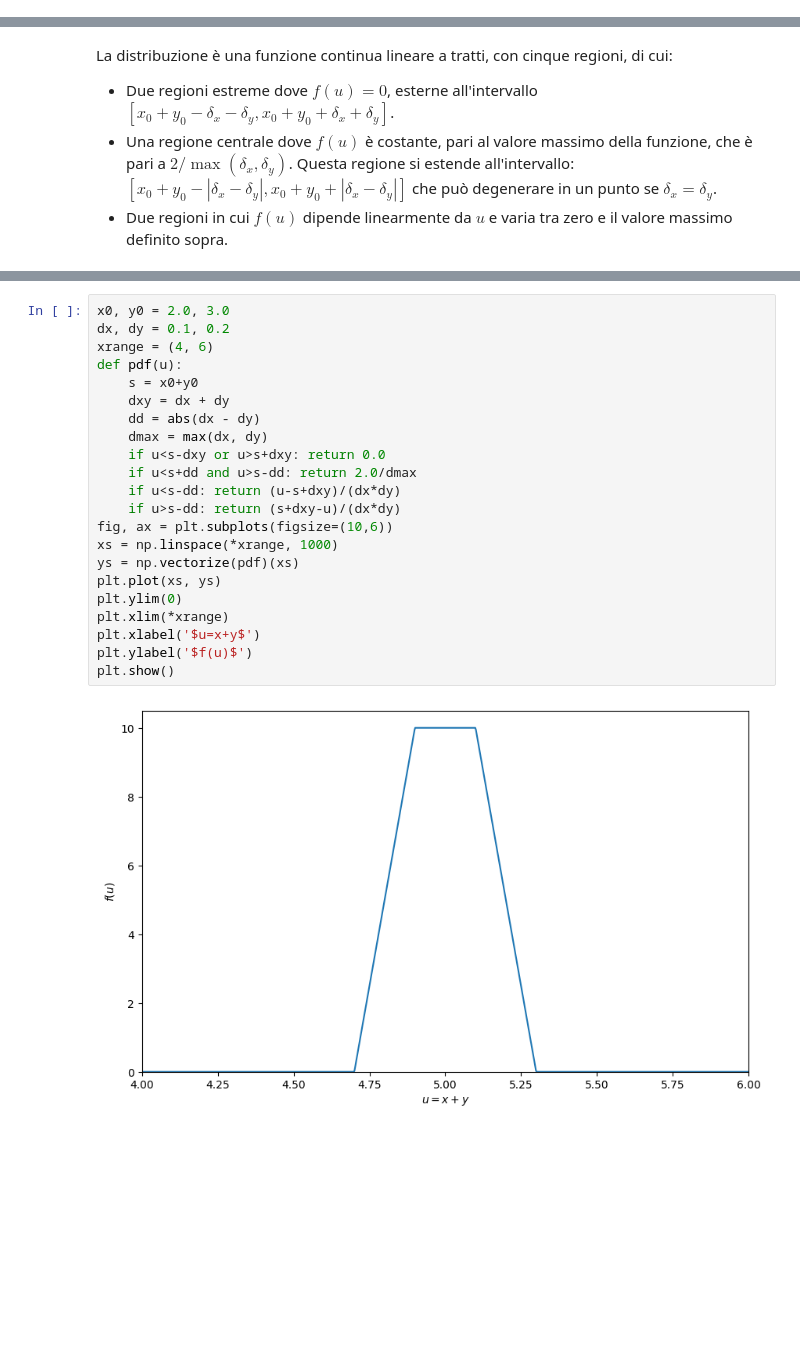
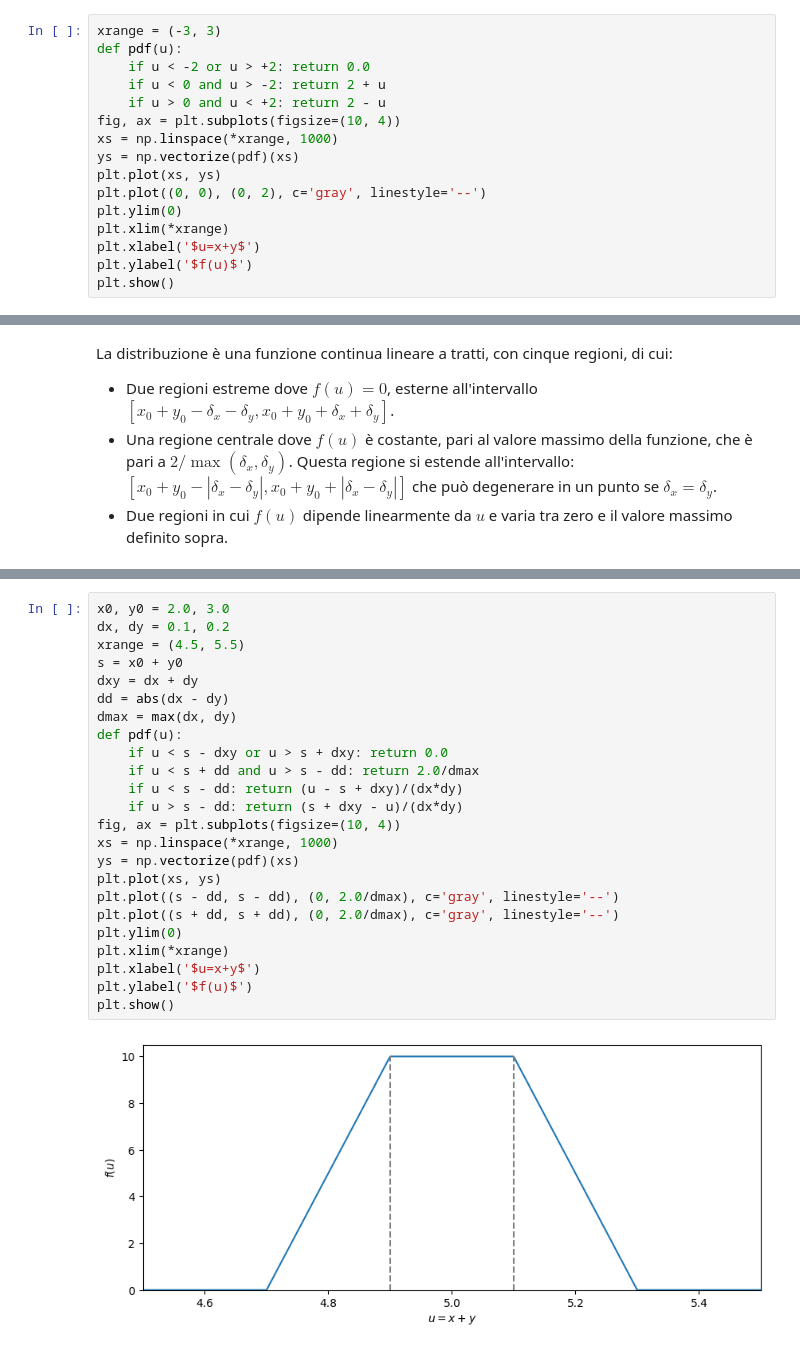
Before and after one commit to lucalista/analisi-dati-2024, a Jupyter notebook: 07.02.00__Trasformazioni_di_variabili.ipynb, the cells around one changed output, grey strips where cells are left out. Cells and saved outputs as stored; diff of their text form; blank space fills up the shorter version.

```diff
--- a/07.02.00__Trasformazioni_di_variabili.ipynb
+++ b/07.02.00__Trasformazioni_di_variabili.ipynb
@@ -430,0 +435,16 @@ plt.show()
+# %%
+xrange = (-3, 3)
+def pdf(u):
+    if u < -2 or u > +2: return 0.0
+    if u < 0 and u > -2: return 2 + u
+    if u > 0 and u < +2: return 2 - u
+fig, ax = plt.subplots(figsize=(10, 4))
+xs = np.linspace(*xrange, 1000)
+ys = np.vectorize(pdf)(xs)
+plt.plot(xs, ys)
+plt.plot((0, 0), (0, 2), c='gray', linestyle='--')
+plt.ylim(0)
+plt.xlim(*xrange)
+plt.xlabel('$u=x+y$')
+plt.ylabel('$f(u)$')
+plt.show()
@@ -483,24 +511,26 @@ Anche se concettualmente semplice, il calcolo è un po' laborioso a causa della
 # %%
 x0, y0 = 2.0, 3.0
 dx, dy = 0.1, 0.2
-xrange = (4, 6)
+xrange = (4.5, 5.5)
+s = x0 + y0
+dxy = dx + dy
+dd = abs(dx - dy)
+dmax = max(dx, dy)
 def pdf(u):
-    s = x0+y0
-    dxy = dx + dy
-    dd = abs(dx - dy)
-    dmax = max(dx, dy)
-    if u<s-dxy or u>s+dxy: return 0.0
-    if u<s+dd and u>s-dd: return 2.0/dmax
-    if u<s-dd: return (u-s+dxy)/(dx*dy)
-    if u>s-dd: return (s+dxy-u)/(dx*dy)
-fig, ax = plt.subplots(figsize=(10,6))
+    if u < s - dxy or u > s + dxy: return 0.0
+    if u < s + dd and u > s - dd: return 2.0/dmax
+    if u < s - dd: return (u - s + dxy)/(dx*dy)
+    if u > s - dd: return (s + dxy - u)/(dx*dy)
+fig, ax = plt.subplots(figsize=(10, 4))
 xs = np.linspace(*xrange, 1000)
 ys = np.vectorize(pdf)(xs)
 plt.plot(xs, ys)
+plt.plot((s - dd, s - dd), (0, 2.0/dmax), c='gray', linestyle='--')
+plt.plot((s + dd, s + dd), (0, 2.0/dmax), c='gray', linestyle='--')
 plt.ylim(0)
 plt.xlim(*xrange)
 plt.xlabel('$u=x+y$')
 plt.ylabel('$f(u)$')
 plt.show()
 # %% [output]
-[figure, old version]
+[figure, new version]
```
Also changed, not shown: parts of 18 cells of this notebook, 1 other file.
